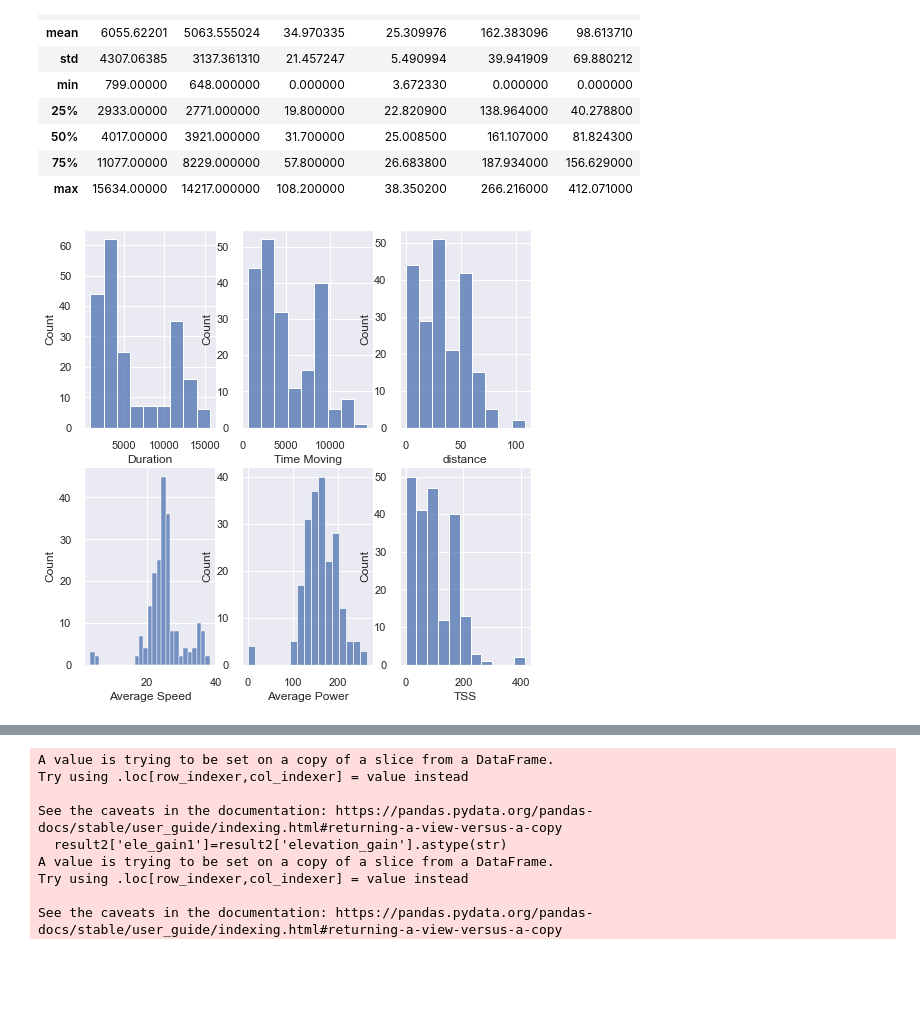
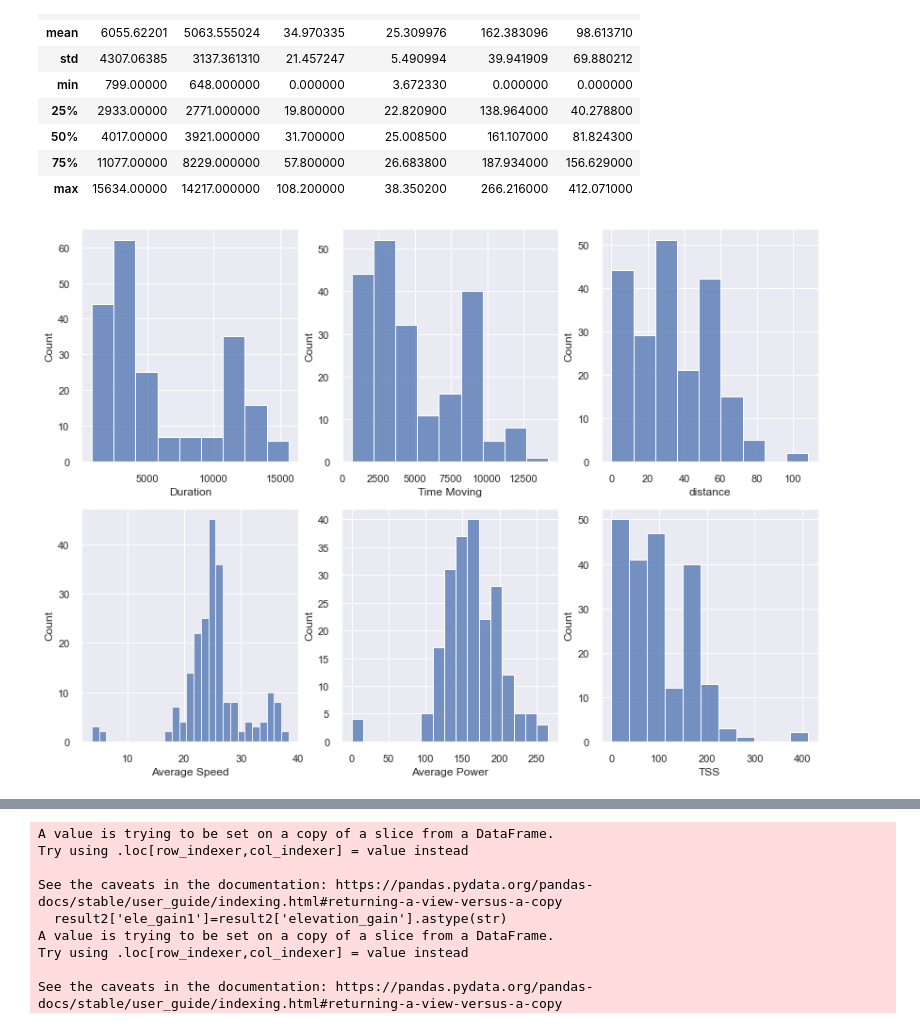
Before and after one commit to mona-piya/DS-portfolio-s1-2021-MonaMunegan, a Jupyter notebook: Portfolio 1.ipynb, the cells around one changed output, grey strips where cells are left out. Cells and saved outputs as stored; diff of their text form; code cells hidden in the pictures; blank space fills up the shorter version.

```diff
--- a/Portfolio 1.ipynb
+++ b/Portfolio 1.ipynb
@@ -225,17 +182,17 @@ result1.describe()
 # %%
 #plot multiple graphs
 sns.set_theme(style="darkgrid")
 df = sns.load_dataset("penguins")
-f, axes = plt.subplots(2, 3, figsize = (8, 8))
+f, axes = plt.subplots(2, 3, figsize = (14, 10))
 sns.histplot(result1['Duration'], ax=axes[0][0])
 sns.histplot(result1['Time Moving'], ax=axes[0][1])
 sns.histplot(result1['distance'], ax=axes[0][2])
 sns.histplot(result1['Average Speed'], ax=axes[1][0])
 sns.histplot(result1['Average Power'], ax=axes[1][1])
 sns.histplot(result1['TSS'], ax=axes[1][2])
 plt.show()
 # %% [output]
-[figure, old version]
+[figure, new version]
 # %%
 #Distance, Moving Time, Average Speed, Heart Rate, Power (watts), Normalised power (NP), Training Stress Score, Elevation Gain
 col2 = ['SC_Date', 'distance', 'Time Moving', 'Average Speed', 'Average Heart Rate',
```
Also changed, not shown: parts of 13 cells of this notebook.
